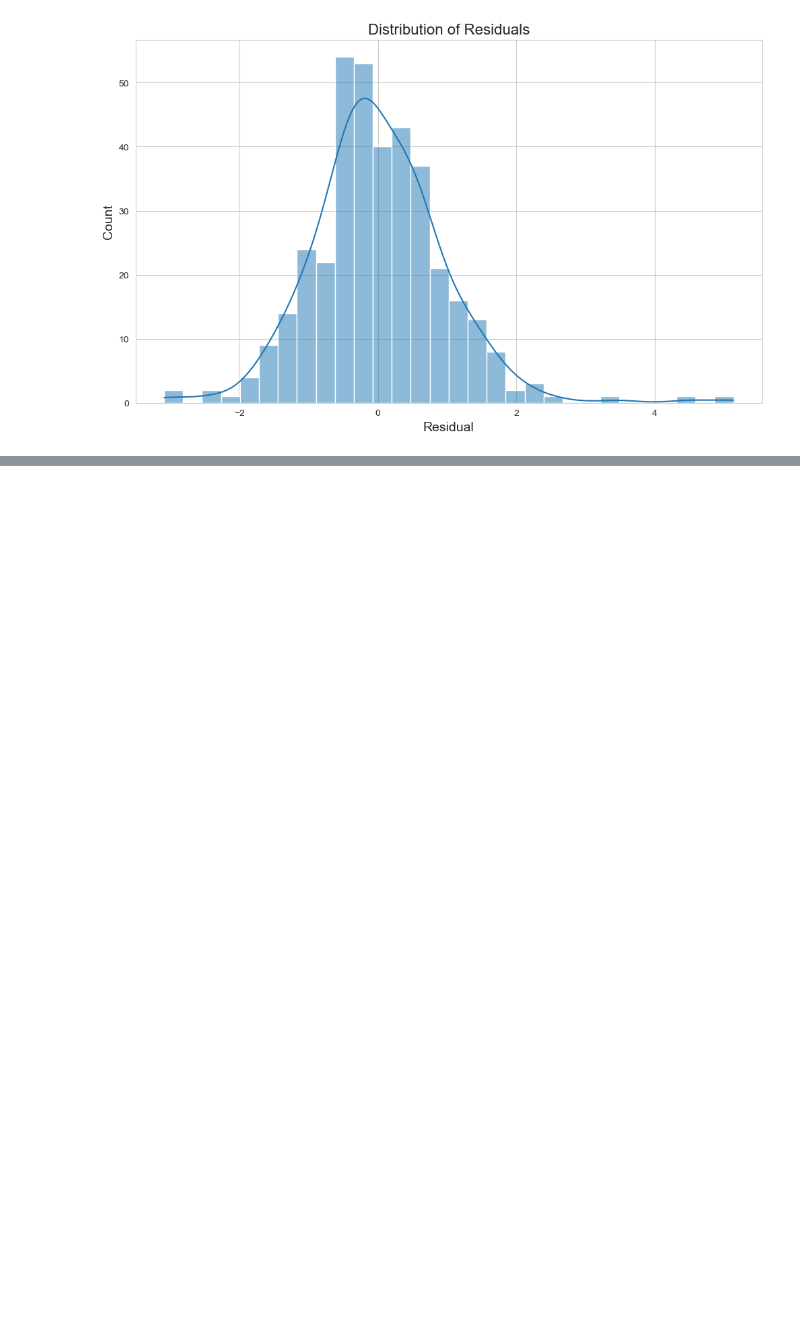
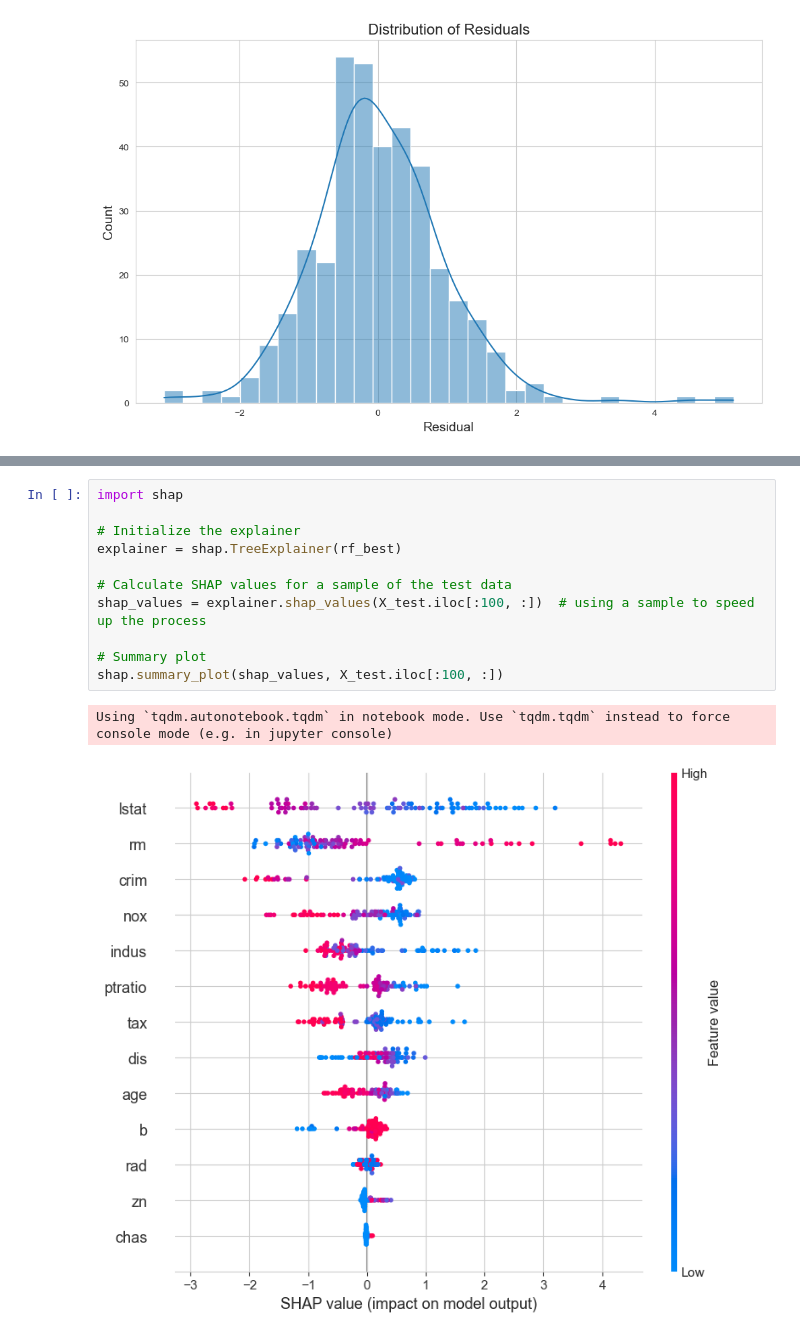
Before and after one commit to MilosPopov007/BostonHousingAnalysis, a Jupyter notebook: notebooks/BostonHousingAnalysis.ipynb, the cells around one changed output, grey strips where cells are left out. Drawn from its saved outputs; the diff is of its cells as text; blank space fills up the shorter version.

```diff
--- a/notebooks/BostonHousingAnalysis.ipynb
+++ b/notebooks/BostonHousingAnalysis.ipynb
@@ -419,0 +478,14 @@ largest_underestimations[['True Values', 'Predicted Values', 'Residuals']]
+# %%
+import shap
+
+# Initialize the explainer
+explainer = shap.TreeExplainer(rf_best)
+
+# Calculate SHAP values for a sample of the test data
+shap_values = explainer.shap_values(X_test.iloc[:100, :])  # using a sample to speed up the process
+
+# Summary plot
+shap.summary_plot(shap_values, X_test.iloc[:100, :])
+# %% [output]
+Using `tqdm.autonotebook.tqdm` in notebook mode. Use `tqdm.tqdm` instead to force console mode (e.g. in jupyter console)
+[figure, added]
```
Also changed, not shown: parts of 11 cells of this notebook.
